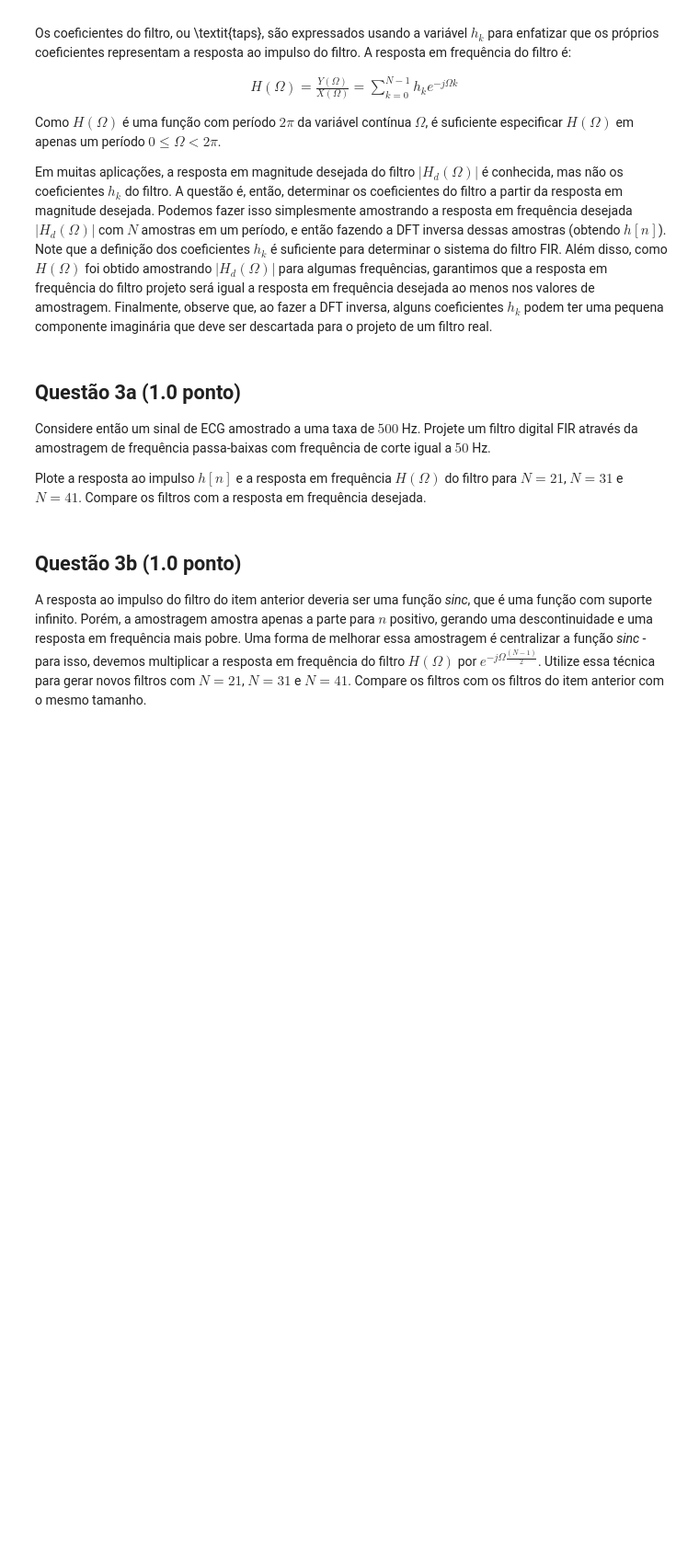
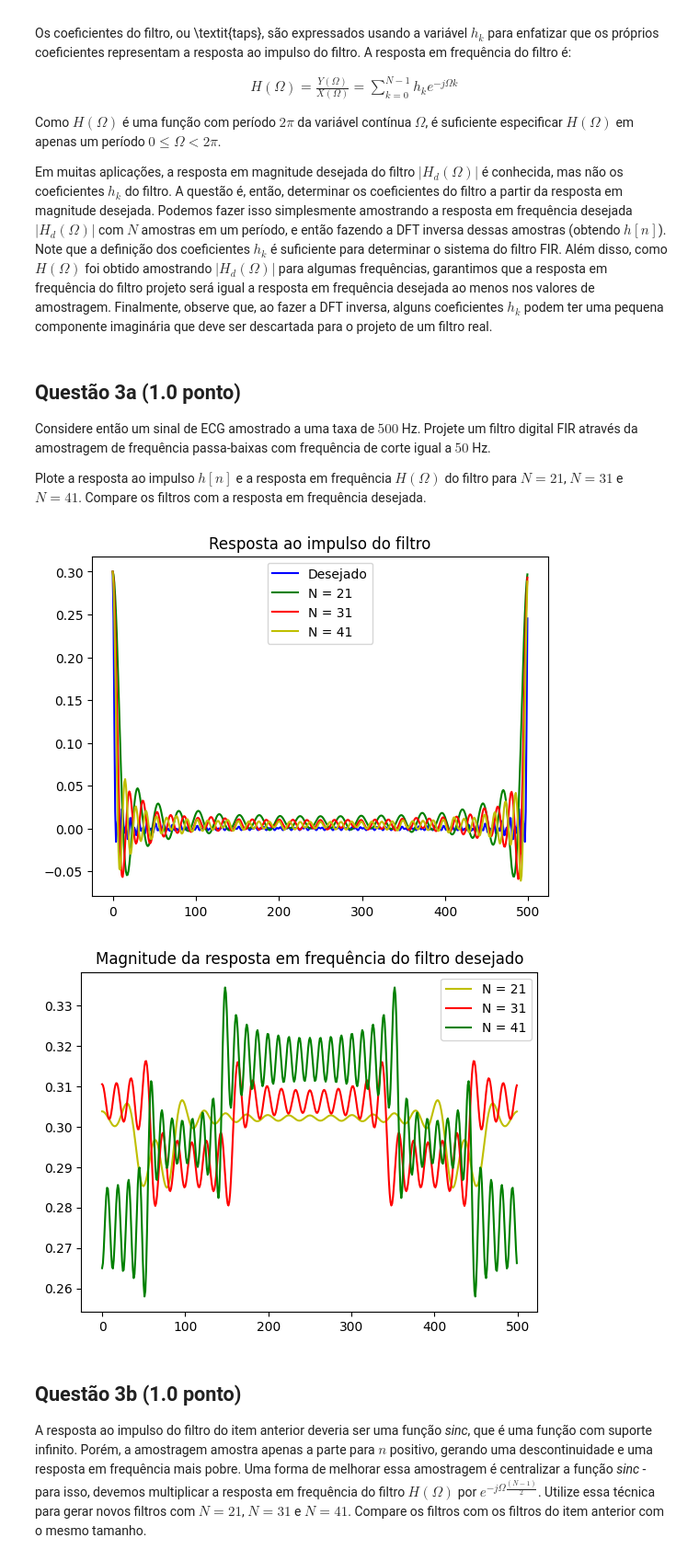
Before and after one commit to samuelandradematos/sstd_unb, a Jupyter notebook: Projeto_4/projeto4.ipynb, the cells around one changed output. Shown at 92% size. Saved outputs shown, nothing was run; the diff lists cells and outputs as text; code cells hidden in the pictures; blank space fills up the shorter version.

```diff
--- a/Projeto_4/projeto4.ipynb
+++ b/Projeto_4/projeto4.ipynb
@@ -232,3 +324,47 @@ Plote a resposta ao impulso $h\left[n\right]$ e a resposta em frequência $H\lef
+# %%
+#Resposta da questão 3a
+fc = 50
+fs = 500
+fnyq = fs / 2
+Omega = np.linspace(0, 2 * np.pi, 500)
+HdeOmega = np.where((np.mod(Omega, 2 * np.pi) < 2 * np.pi/5) | (np.mod(Omega, 2 * np.pi) > 2 * np.pi - np.pi/5), 1, 0)
+#HdeOmega = np.hstack((np.ones(50), np.zeros(400), np.ones(50)))
+hn = sp.fft.ifft(HdeOmega).real
+
+N = 21
+H21 = h_amostrado(hn, N)
+N = 31
+H31 = h_amostrado(hn, N)
+N = 41
+H41 = h_amostrado(hn, N)
+
+h21 = sp.fft.fft(sp.fft.ifft(H21), 500)
+h31 = sp.fft.fft(sp.fft.ifft(H31), 500)
+h41 = sp.fft.fft(sp.fft.ifft(H41), 500)
+
+plt.title('Resposta ao impulso do filtro')
+plt.plot(hn, 'b')
+plt.plot(h21,'g')
+plt.plot(h31, 'r')
+plt.plot(h41, 'y')
+plt.legend(['Desejado', 'N = 21', 'N = 31', 'N = 41'])
+plt.show()
+
+H_fft = sp.fft.fftshift(np.abs(sp.fft.fft(hn)))
+H_fft21 = sp.fft.fftshift(np.abs(sp.fft.fft(H21, 500)))
+H_fft31 = sp.fft.fftshift(np.abs(sp.fft.fft(H31, 500)))
+H_fft41 = sp.fft.fftshift(np.abs(sp.fft.fft(H41, 500)))
+
+plt.title('Magnitude da resposta em frequência do filtro desejado')
+#plt.plot(np.abs(H_fft), 'b')
+plt.plot(np.abs(H_fft21),'y')
+plt.plot(np.abs(H_fft31), 'r')
+plt.plot(np.abs(H_fft41), 'g')
+plt.legend(['N = 21', 'N = 31', 'N = 41'])
+plt.show()
+# %% [output]
+[figure, added]
+[figure, added]
 # %% [markdown]
 ## Questão 3b (1.0  ponto)
 
```
Also changed, not shown: parts of 15 cells of this notebook, 1 other file.
